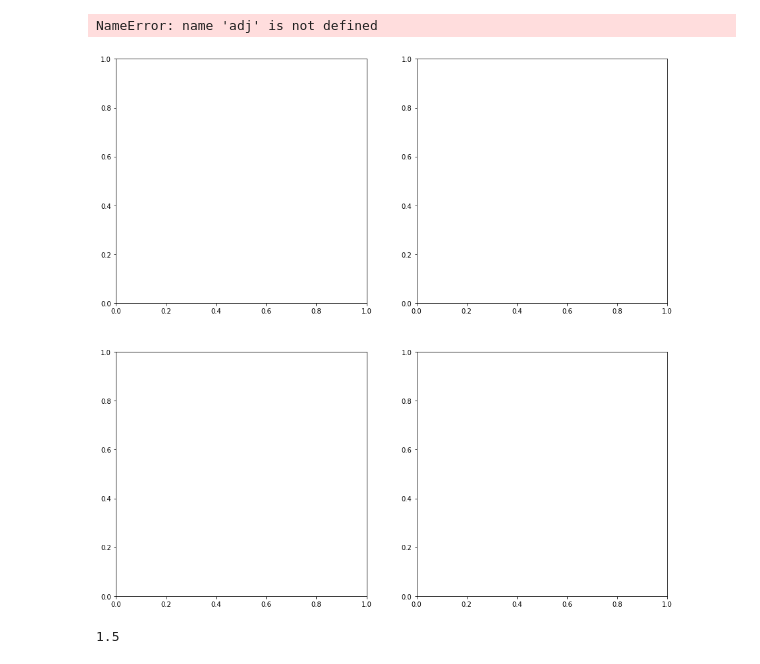
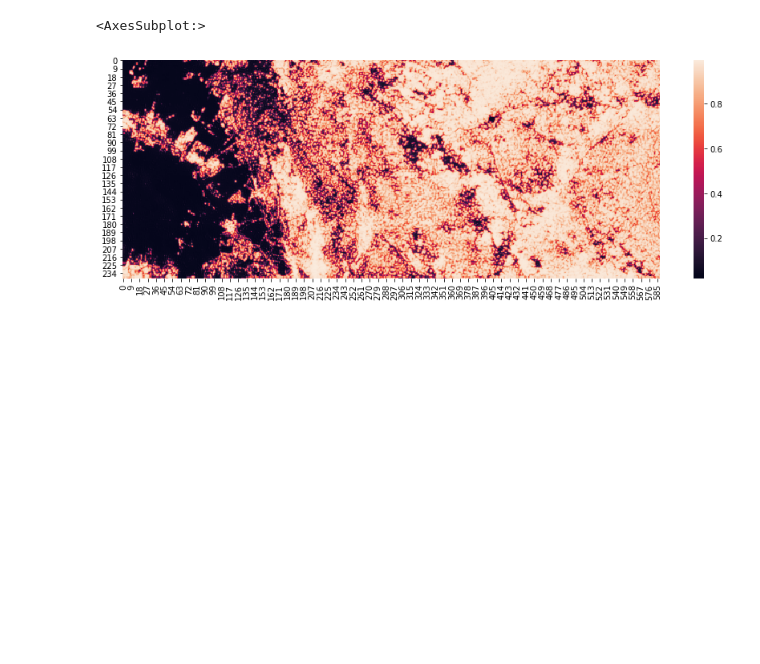
Before and after one commit to wri/sentinel-tree-cover, a Jupyter notebook: notebooks/analysis/blog analyses.ipynb, the cells around one changed output. Cells and saved outputs as stored; diff of their text form; code cells hidden in the pictures; blank space fills up the shorter version.

Commit message:
Improve image selection, postprocessing

```diff
--- a/notebooks/analysis/blog analyses.ipynb
+++ b/notebooks/analysis/blog analyses.ipynb
@@ -55,3 +16,3 @@ interp = np.load(path)
 # %%
-x = np.load("../../project-monitoring/tiles/2444/962/processed/right514/0.npy")
-sns.heatmap(x)
+x = "../../project-monitoring/tiles/2471/1012/processed/right324/378.npy"
+x = np.load(x)
@@ -83,14 +19,7 @@ sns.heatmap(interp.shape[0] - np.sum(interp > 0, axis = 0))
-# %%
-
-idx = 8
-f, axarr = plt.subplots(2, 2, figsize=(15,15))
-
-axarr[0, 0].imshow(adj[idx, ..., 0])
-axarr[0, 1].imshow(pre[idx, ..., 0])# 0])
-axarr[1, 0].imshow(shad[idx, ...])
-axarr[1, 1].imshow(interp[idx,])# 0])
-plt.show()
-# %% [output]
-NameError: name 'adj' is not defined
-[figure, removed]
+# %%
+plt.figure(figsize=(15, 5))
+sns.heatmap(x)
+# %% [output]
+<AxesSubplot:>
+[figure, added]
 # %%
@@ -101,4 +39,0 @@ def fspecial_gauss(size, sigma):
-# %%
-np.max((arr + 2*left) / 2)
-# %% [output]
-1.5
```
Also changed, not shown: parts of 21 cells of this notebook, 13 other files.
